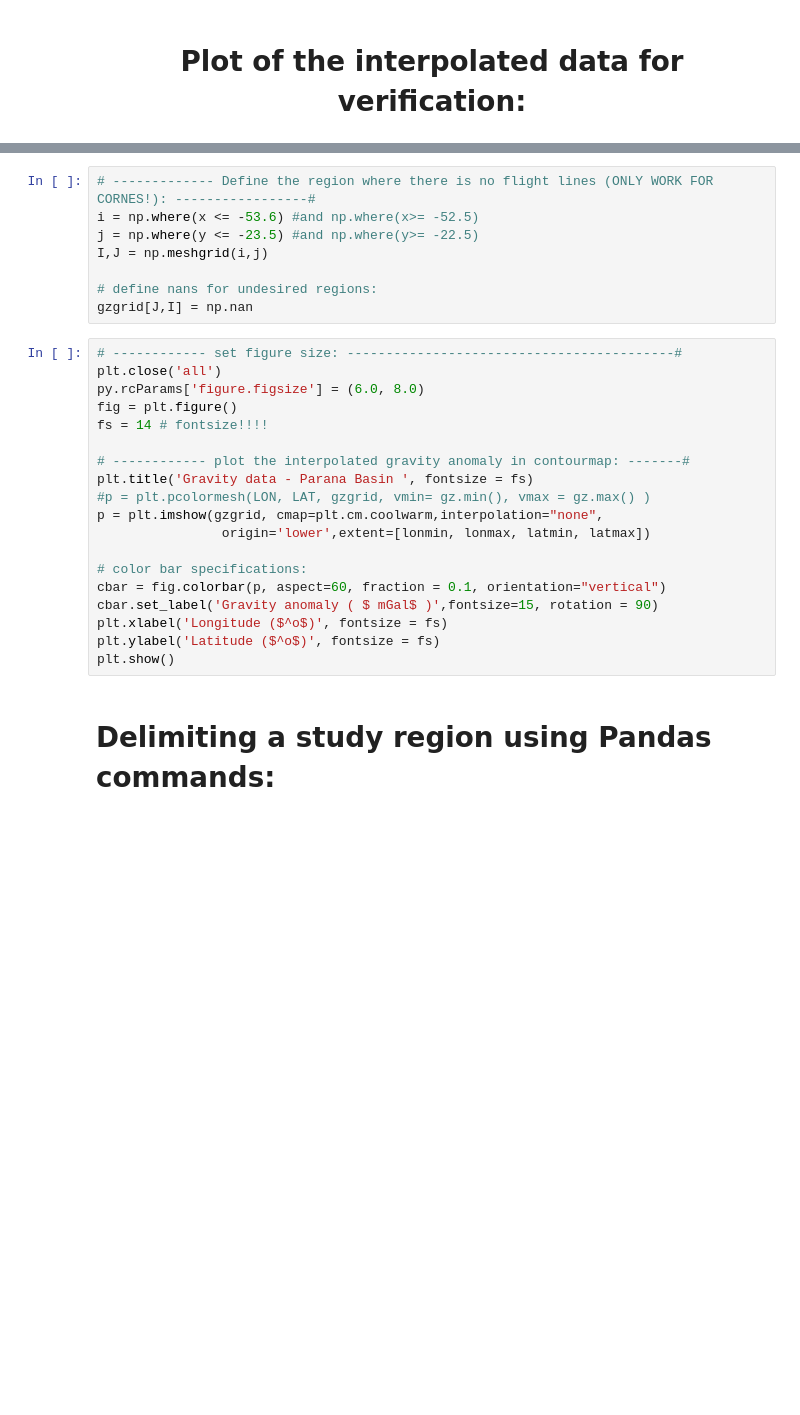
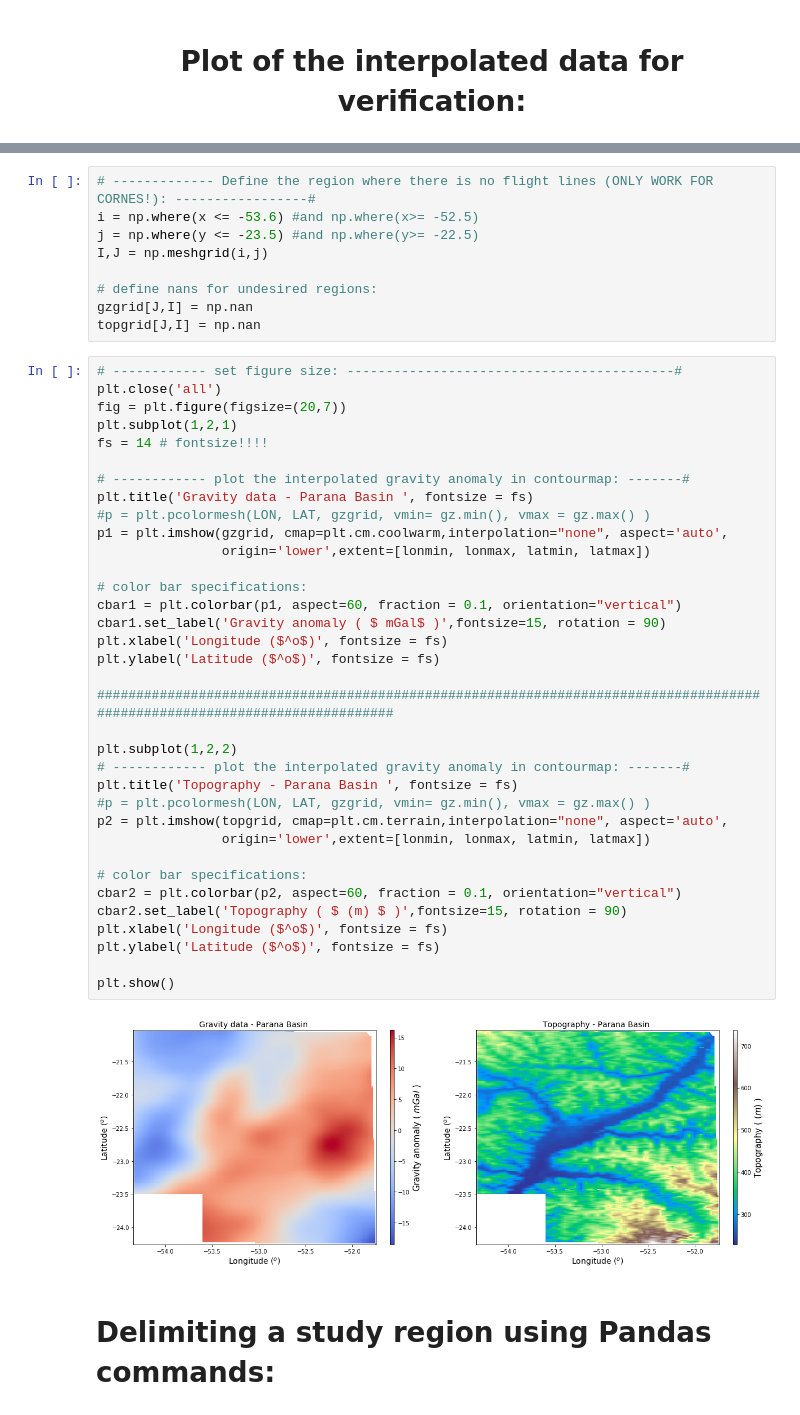
Before and after one commit to rodrigobijani/Congresso_Brasileiro_Geologia2018, a Jupyter notebook: scripts/real.ipynb, the cells around one changed output, grey strips where cells are left out. Drawn from its saved outputs; the diff is of its cells as text; blank space fills up the shorter version.

```diff
--- a/scripts/real.ipynb
+++ b/scripts/real.ipynb
@@ -176,25 +308,44 @@ I,J = np.meshgrid(i,j)
 
 # define nans for undesired regions:
 gzgrid[J,I] = np.nan
+topgrid[J,I] = np.nan
 # %%
 # ------------ set figure size: ------------------------------------------#
 plt.close('all')
-py.rcParams['figure.figsize'] = (6.0, 8.0)
-fig = plt.figure()
+fig = plt.figure(figsize=(20,7))
+plt.subplot(1,2,1)
 fs = 14 # fontsize!!!!
 
 # ------------ plot the interpolated gravity anomaly in contourmap: -------#
 plt.title('Gravity data - Parana Basin ', fontsize = fs)
 #p = plt.pcolormesh(LON, LAT, gzgrid, vmin= gz.min(), vmax = gz.max() )
-p = plt.imshow(gzgrid, cmap=plt.cm.coolwarm,interpolation="none",
+p1 = plt.imshow(gzgrid, cmap=plt.cm.coolwarm,interpolation="none", aspect='auto',
                 origin='lower',extent=[lonmin, lonmax, latmin, latmax])
 
 # color bar specifications:
-cbar = fig.colorbar(p, aspect=60, fraction = 0.1, orientation="vertical")
-cbar.set_label('Gravity anomaly ( $ mGal$ )',fontsize=15, rotation = 90)
+cbar1 = plt.colorbar(p1, aspect=60, fraction = 0.1, orientation="vertical")
+cbar1.set_label('Gravity anomaly ( $ mGal$ )',fontsize=15, rotation = 90)
 plt.xlabel('Longitude ($^o$)', fontsize = fs)
 plt.ylabel('Latitude ($^o$)', fontsize = fs)
+
+###########################################################################################################################
+
+plt.subplot(1,2,2)
+# ------------ plot the interpolated gravity anomaly in contourmap: -------#
+plt.title('Topography - Parana Basin ', fontsize = fs)
+#p = plt.pcolormesh(LON, LAT, gzgrid, vmin= gz.min(), vmax = gz.max() )
+p2 = plt.imshow(topgrid, cmap=plt.cm.terrain,interpolation="none", aspect='auto',
+                origin='lower',extent=[lonmin, lonmax, latmin, latmax])
+
+# color bar specifications:
+cbar2 = plt.colorbar(p2, aspect=60, fraction = 0.1, orientation="vertical")
+cbar2.set_label('Topography ( $ (m) $ )',fontsize=15, rotation = 90)
+plt.xlabel('Longitude ($^o$)', fontsize = fs)
+plt.ylabel('Latitude ($^o$)', fontsize = fs)
+
 plt.show()
+# %% [output]
+[figure, added]
 # %% [markdown]
 # Delimiting a study region using Pandas commands:
 # %%
```
Also changed, not shown: parts of 36 cells of this notebook.
